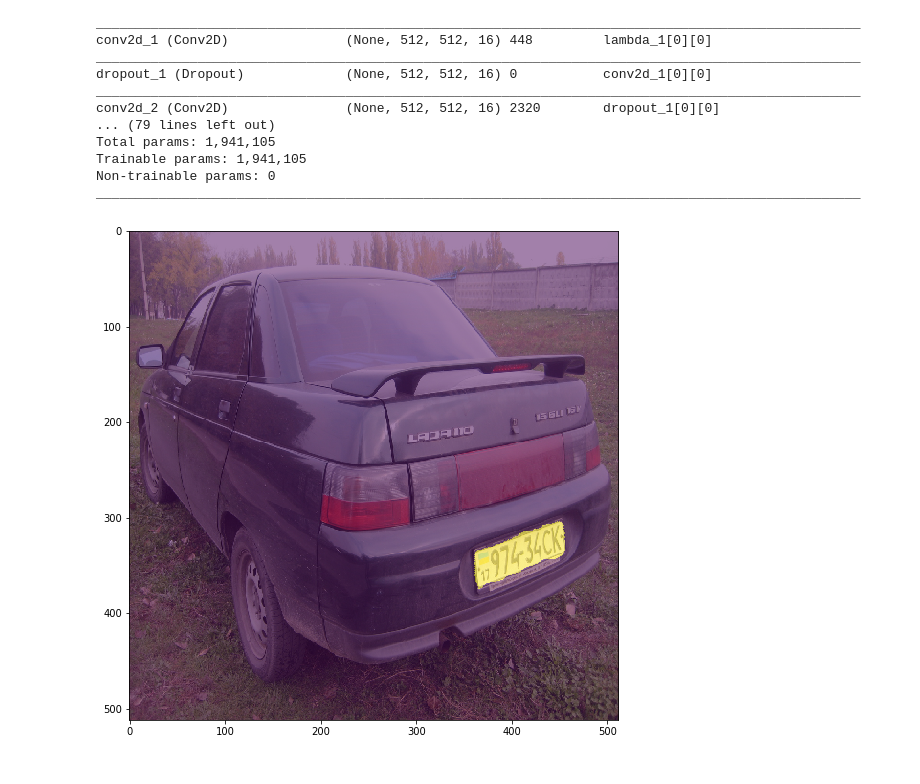
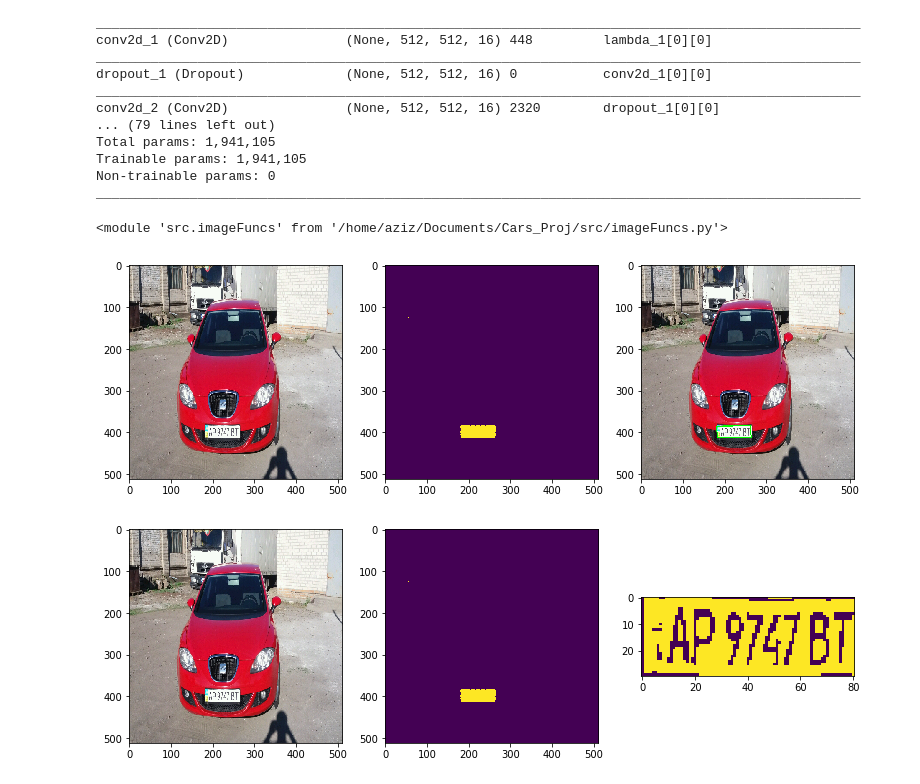
Before and after one commit to Aziko13/Cars_Proj, a Jupyter notebook: cars_test.ipynb, the cells around one changed output. Saved outputs shown, nothing was run; the diff lists cells and outputs as text; code cells hidden in the pictures.

```diff
--- a/cars_test.ipynb
+++ b/cars_test.ipynb
@@ -122,5 +120,14 @@ import src.DataPrep as DP
+# %%
+import src.dataPrep as DP
+import src.imageFuncs as imageFuncs
+
+from importlib import reload
+reload(DP)
+reload(imageFuncs)
+# %% [output]
+<module 'src.imageFuncs' from '/home/aziz/Documents/Cars_Proj/src/imageFuncs.py'>
 # %%
-img = Image.open('/home/aziz/Documents/Cars_Proj/input/data/train/65137477orig.jpeg')
+img = Image.open('/home/aziz/Documents/Cars_Proj/input/data/val/233341247orig.jpeg')
 img = img.resize((512, 512))
 img = np.asarray(img)
 img = img.reshape((1, 512, 512, 3))
@@ -129,12 +136,15 @@ res = model.predict(img)
 res = res.reshape(512, 512)
 res = np.where(res > 0.5, 1, 0)
 img = img.reshape(512, 512, 3)
+screenCnt = imageFuncs.get_countour(res)
+# %%
+img_cnt = cv2.drawContours(img.copy(), [screenCnt], -1, (0, 255, 0), 2)
 # %%
-fig, ax = plt.subplots(figsize=(9,9))
+fig, ax = plt.subplots(1, 3, figsize=(13,13))
 
-ax.imshow(img)
-ax.imshow(res, alpha=0.5)
-
+ax[0].imshow(img)
+ax[1].imshow(res)
+ax[2].imshow(img_cnt)
 plt.show()
 # %% [output]
-[figure, old version]
+[figure, new version]
@@ -140,0 +156,9 @@ plt.show()
+# %%
+fig, ax = plt.subplots(1, 3, figsize=(13,13))
+
+ax[0].imshow(img)
+ax[1].imshow(res)
+ax[2].imshow(warped)
+plt.show()
+# %% [output]
+[figure, added]
```
Also changed, not shown: parts of 5 cells of this notebook, 3 other files.
